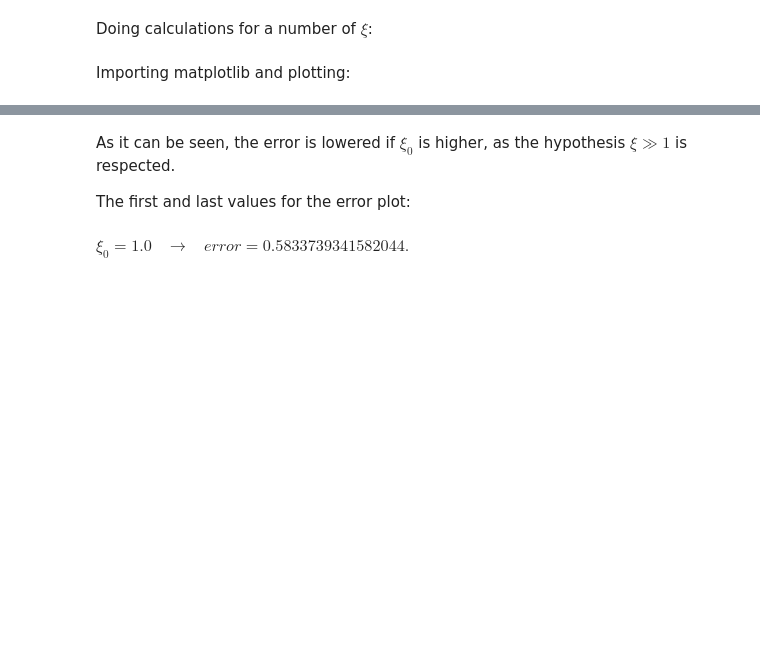
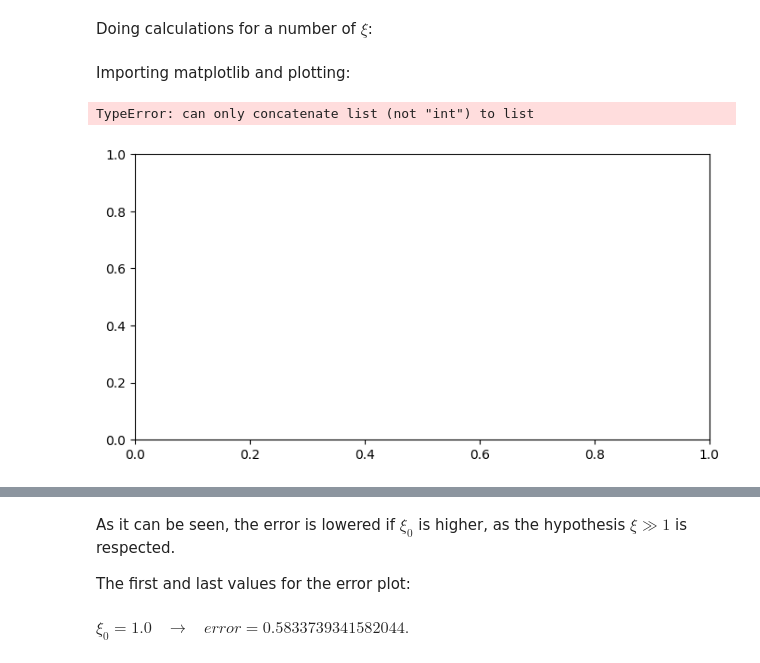
Before and after one commit to rclUPC/AdvancedFluidMechanics, a Jupyter notebook: 0-Intro/Assignment0.ipynb, the cells around one changed output, grey strips where cells are left out. Cells and saved outputs as stored; diff of their text form; code cells hidden in the pictures; blank space fills up the shorter version.

```diff
--- a/0-Intro/Assignment0.ipynb
+++ b/0-Intro/Assignment0.ipynb
@@ -233,4 +237,22 @@ for xi_0_par in xi_0_Array:
     error_Array.append(np.abs((sim_sol-abs_sol)/abs_sol))
 # %% [markdown]
 Importing matplotlib and plotting:
+# %%
+try:
+    import matplotlib.pyplot as plt
+except:
+    !pip install matplotlib
+    import matplotlib.pyplot as plt
+
+fig,ax = plt.subplots(figsize=(8,4))
+ax.plot(xi_0_Array,sim_Array,'g',label='Simplified solution',linewidth=0.5)
+ax.plot(xi_0_Array[0:50],abs_Array[0:50],'b',label='Absolute solution',linewidth=0.5)
+legend = ax.legend(loc='best', shadow=True, fontsize='x-large')
+ax.set_xlabel(r'$\xi_0$')
+ax.set_ylabel(r'$t_f$ [s]')
+ax.set_title(r'$t_f$ on a conical empty tank, with d={0} [m] and $\theta$={1} [deg].'.format(d,round(theta*180/np.pi)))
+ax.grid(which='major',axis='both')
+# %% [output]
+TypeError: can only concatenate list (not "int") to list
+[figure, added]
 # %%
```
Also changed, not shown: parts of 4 cells of this notebook.
